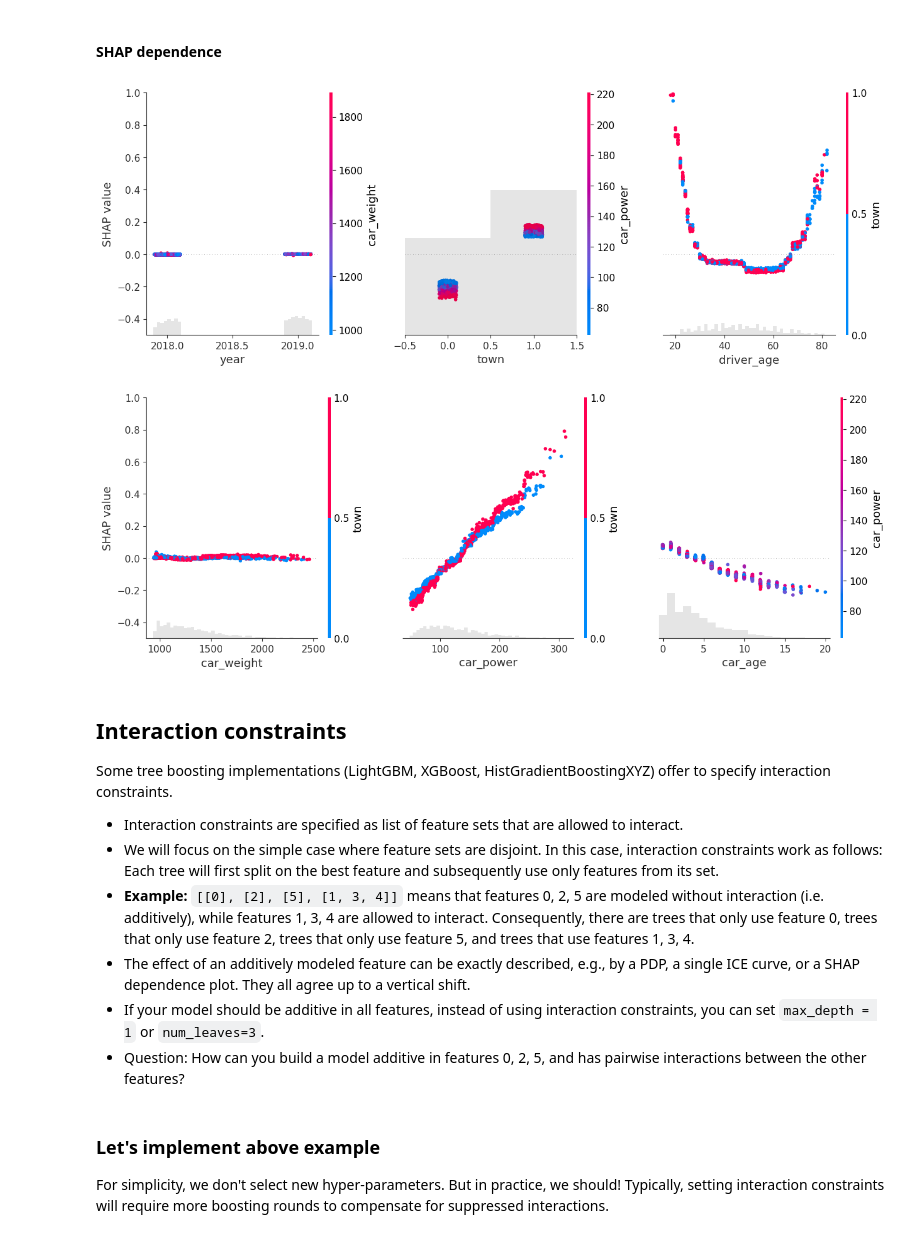
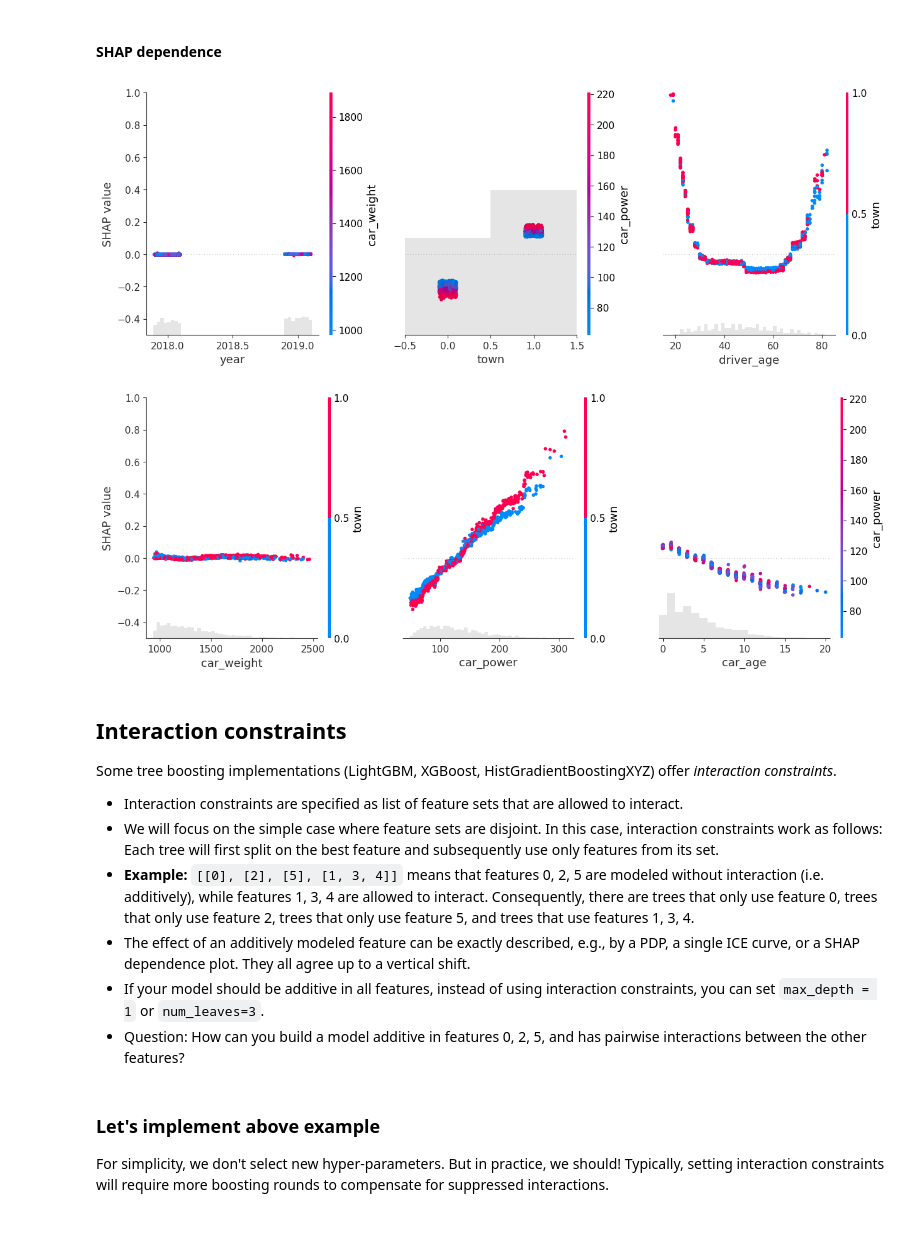
Before and after one commit to samathizer/boosted-trees, a Jupyter notebook: notebook.ipynb, the cells around one changed output. Cells and saved outputs as stored; diff of their text form; code cells hidden in the pictures.

```diff
--- a/notebook.ipynb
+++ b/notebook.ipynb
@@ -142,15 +146,15 @@ shap.plots.bar(shap_val)
 # %% [markdown]
 #### SHAP dependence
 # %%
-shap.plots.scatter(shap_val[:, 0:3], color=shap_val, ymin=-0.5, ymax=1)
-shap.plots.scatter(shap_val[:, 3:], color=shap_val, ymin=-0.5, ymax=1)
+for s in [shap_val[:, 0:3], shap_val[:, 3:]]:
+    shap.plots.scatter(s, color=shap_val, ymin=-0.5, ymax=1)
 # %% [output]
-[figure, old version]
+[figure, new version]
-[figure, old version]
+[figure, new version]
 # %% [markdown]
 ## Interaction constraints
 
-Some tree boosting implementations (LightGBM, XGBoost, HistGradientBoostingXYZ) offer to specify interaction constraints.
+Some tree boosting implementations (LightGBM, XGBoost, HistGradientBoostingXYZ) offer *interaction constraints*.
 
 - Interaction constraints are specified as list of feature sets that are allowed to interact.
 - We will focus on the simple case where feature sets are disjoint. In this case, interaction constraints work as follows: Each tree will first split on the best feature and subsequently use only features from its set.
```
Also changed, not shown: parts of 11 cells of this notebook.
